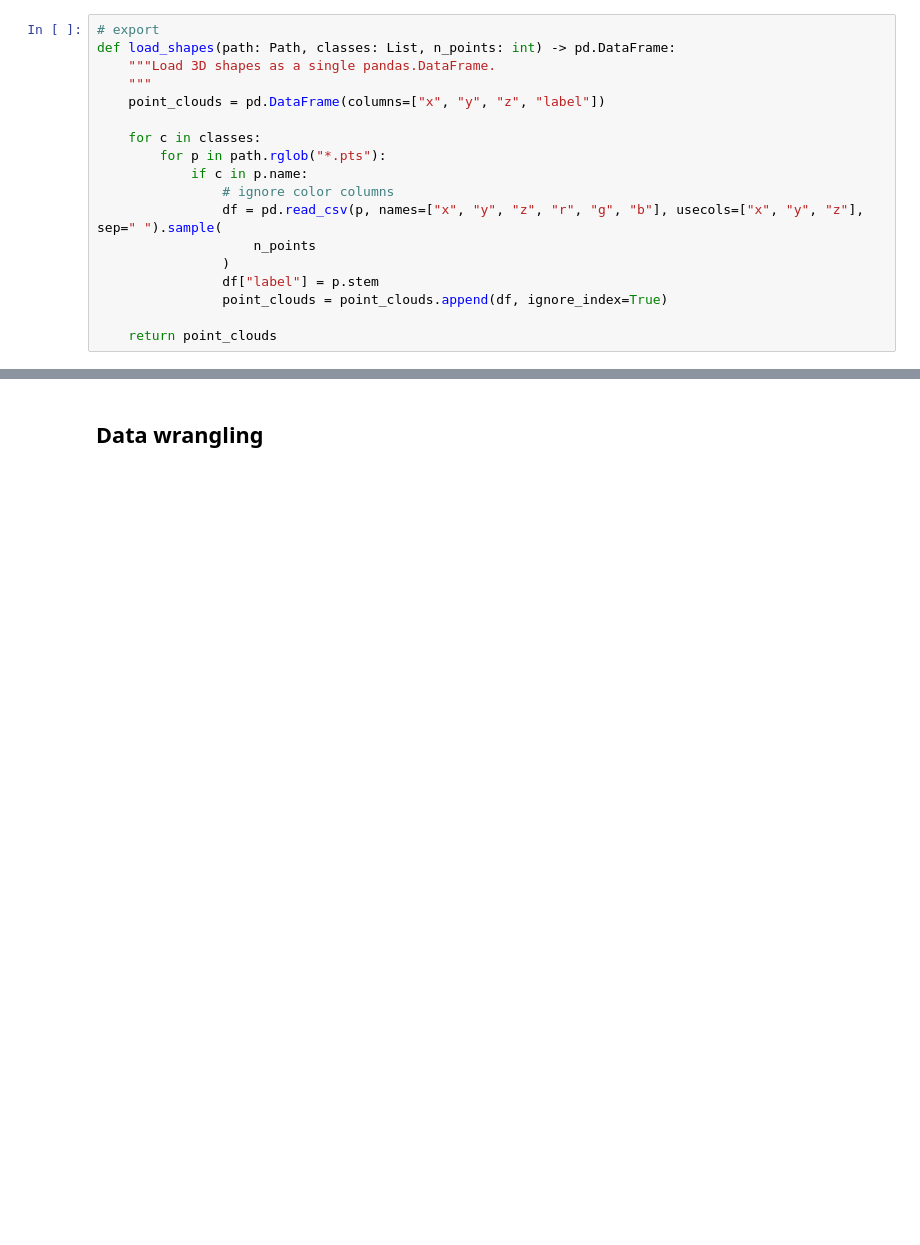
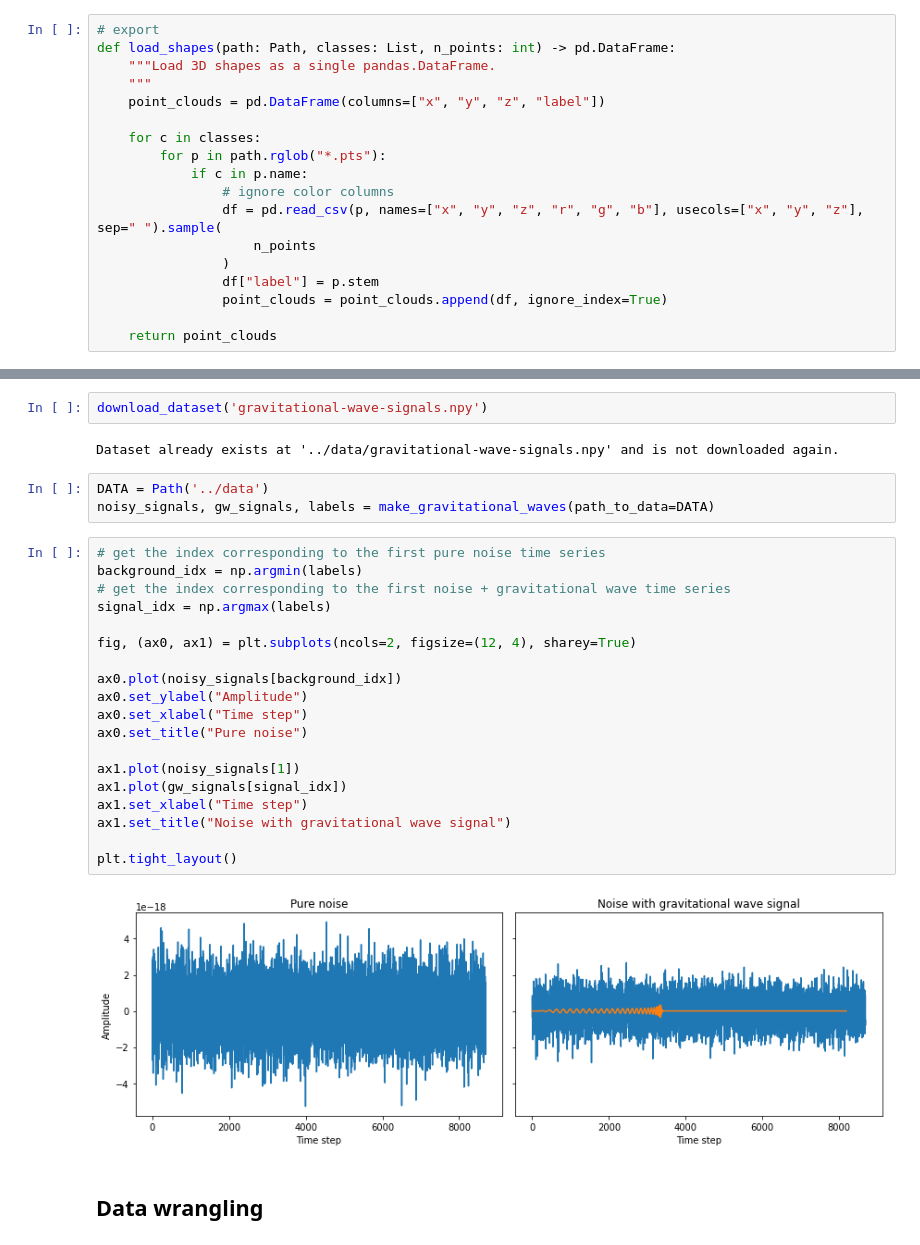
Before and after one commit to lewtun/hepml, a Jupyter notebook: notebooks/00_core.ipynb, the cells around one changed output, grey strips where cells are left out. Cells and saved outputs as stored; diff of their text form; blank space fills up the shorter version.

```diff
--- a/notebooks/00_core.ipynb
+++ b/notebooks/00_core.ipynb
@@ -184,3 +247,31 @@ def load_shapes(path: Path, classes: List, n_points: int) -> pd.DataFrame:
+# %%
+download_dataset('gravitational-wave-signals.npy')
+# %% [output]
+Dataset already exists at '../data/gravitational-wave-signals.npy' and is not downloaded again.
+# %%
+DATA = Path('../data')
+noisy_signals, gw_signals, labels = make_gravitational_waves(path_to_data=DATA)
+# %%
+# get the index corresponding to the first pure noise time series
+background_idx = np.argmin(labels)
+# get the index corresponding to the first noise + gravitational wave time series
+signal_idx = np.argmax(labels)
+
+fig, (ax0, ax1) = plt.subplots(ncols=2, figsize=(12, 4), sharey=True)
+
+ax0.plot(noisy_signals[background_idx])
+ax0.set_ylabel("Amplitude")
+ax0.set_xlabel("Time step")
+ax0.set_title("Pure noise")
+
+ax1.plot(noisy_signals[1])
+ax1.plot(gw_signals[signal_idx])
+ax1.set_xlabel("Time step")
+ax1.set_title("Noise with gravitational wave signal")
+
+plt.tight_layout()
+# %% [output]
+[figure, added]
 # %% [markdown]
 ## Data wrangling
 # %%
```
Also changed, not shown: parts of 3 cells of this notebook, 12 other files.
